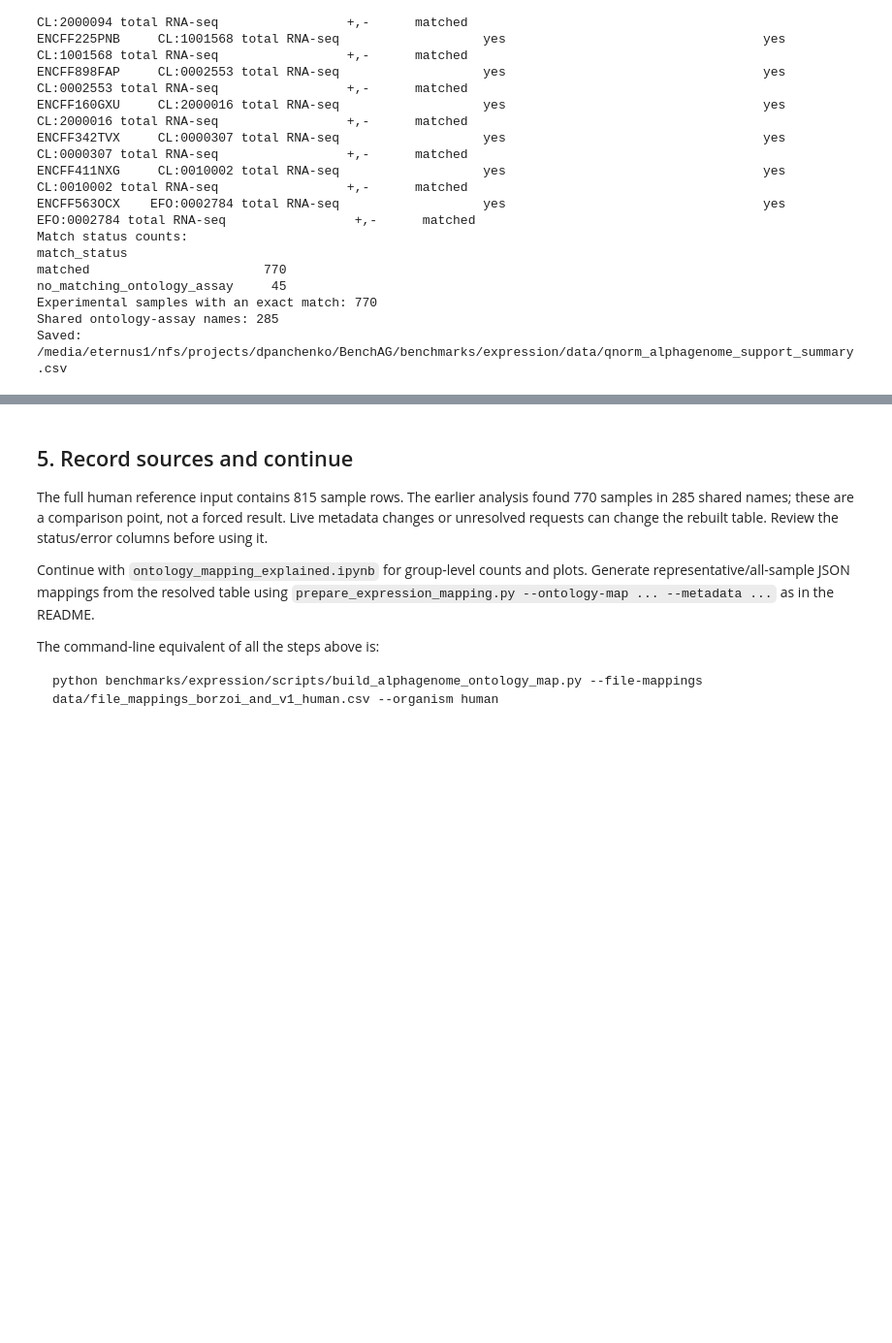
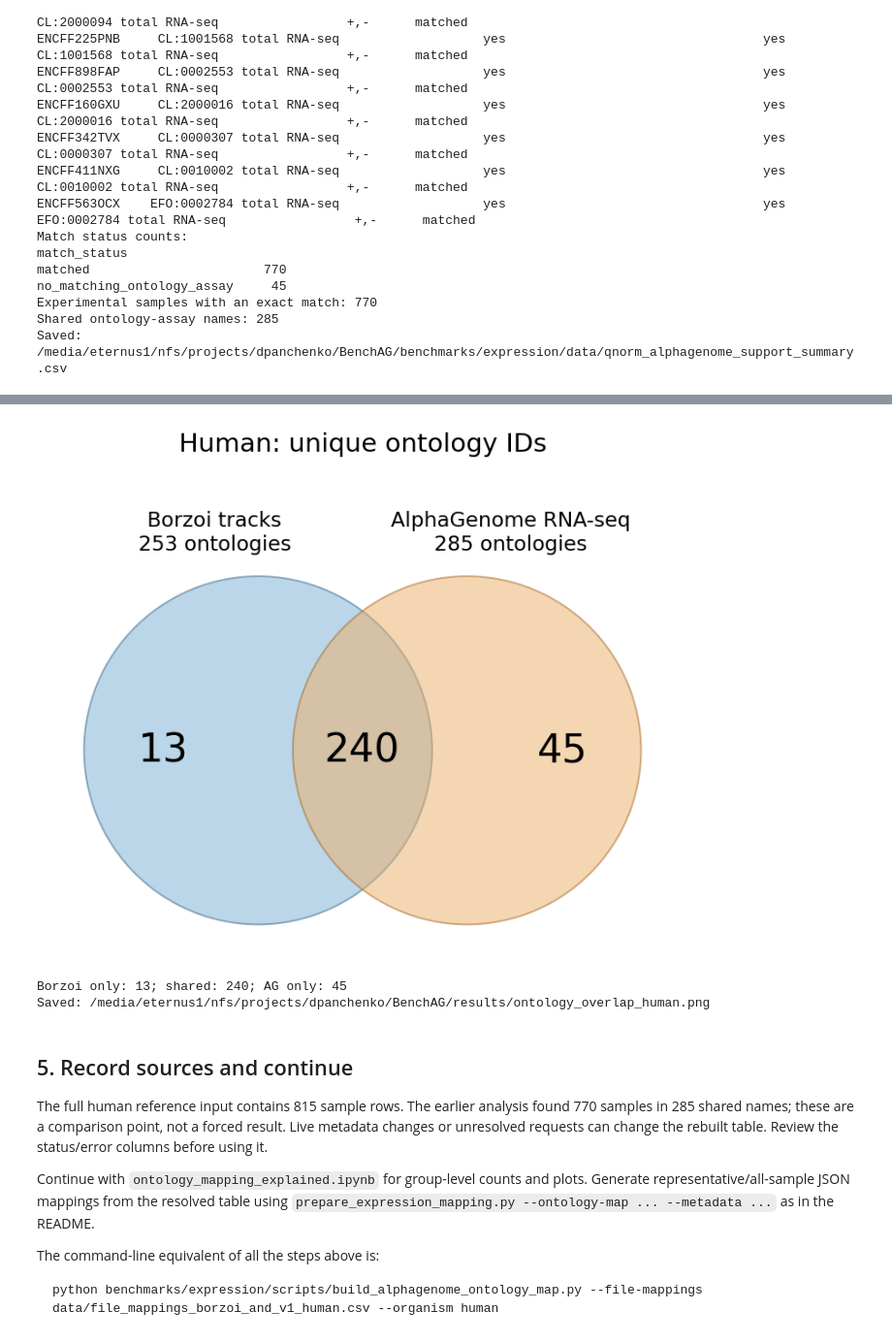
Before and after one commit to dpanc2/BenchAG, a Jupyter notebook: benchmarks/expression/notebooks/prepare_ontology_support_from_file_mappings.ipynb, the cells around one changed output, grey strips where cells are left out. Shown at 97% size. Saved outputs shown, nothing was run; the diff lists cells and outputs as text; code cells hidden in the pictures; blank space fills up the shorter version.

Commit message:
Plot Borzoi and AlphaGenome ontology overlap in preparation notebook

```diff
--- a/benchmarks/expression/notebooks/prepare_ontology_support_from_file_mappings.ipynb
+++ b/benchmarks/expression/notebooks/prepare_ontology_support_from_file_mappings.ipynb
@@ -187,3 +195,40 @@ Saved: /media/eternus1/nfs/projects/dpanchenko/BenchAG/benchmarks/expression/dat
+# %%
+import matplotlib.pyplot as plt
+from matplotlib.patches import Circle
+
+# Use only Borzoi samples, even when the input also includes expression-v1 tracks.
+if 'subset' not in input_table:
+    raise ValueError('Use the supplied file_mappings CSV with its subset column.')
+borzoi_ids = set(input_table.loc[input_table['subset'] == 'all_borozoi', 'id'])
+if not borzoi_ids:
+    raise ValueError('No Borzoi samples found in the selected file mappings.')
+borzoi_ontologies = set(resolved.loc[resolved['id'].isin(borzoi_ids), 'ontology_curie']) - {''}
+ag_ontologies = set(metadata['ontology_curie']) - {''}
+borzoi_only = borzoi_ontologies - ag_ontologies
+shared = borzoi_ontologies & ag_ontologies
+ag_only = ag_ontologies - borzoi_ontologies
+
+fig, ax = plt.subplots(figsize=(7, 4.5))
+ax.add_patch(Circle((1.2, 1.15), 1, facecolor='#78aed3', edgecolor='#34658a', alpha=0.5))
+ax.add_patch(Circle((2.4, 1.15), 1, facecolor='#edae66', edgecolor='#a36622', alpha=0.5))
+for x, count in [(0.65, len(borzoi_only)), (1.8, len(shared)), (2.95, len(ag_only))]:
+    ax.text(x, 1.15, str(count), ha='center', va='center', fontsize=23)
+ax.text(0.95, 2.3, f'Borzoi tracks\n{len(borzoi_ontologies)} ontologies', ha='center', fontsize=12)
+ax.text(2.65, 2.3, f'AlphaGenome RNA-seq\n{len(ag_ontologies)} ontologies', ha='center', fontsize=12)
+ax.set(xlim=(0, 3.6), ylim=(0, 2.75), aspect='equal')
+ax.axis('off')
+ax.set_title(f'{ORGANISM.capitalize()}: unique ontology IDs', fontsize=15, pad=12)
+fig.tight_layout()
+plot_path = ROOT / 'results' / f'ontology_overlap_{ORGANISM}.png'
+plot_path.parent.mkdir(parents=True, exist_ok=True)
+fig.savefig(plot_path, dpi=180, bbox_inches='tight')
+plt.show()
+print(f'Borzoi only: {len(borzoi_only)}; shared: {len(shared)}; AG only: {len(ag_only)}')
+print('Saved:', plot_path)
+# %% [output]
+[figure, added]
+Borzoi only: 13; shared: 240; AG only: 45
+Saved: /media/eternus1/nfs/projects/dpanchenko/BenchAG/results/ontology_overlap_human.png
 # %% [markdown]
 ## 5. Record sources and continue
 
```
Also changed, not shown: parts of 1 cell of this notebook, 1 other file.
